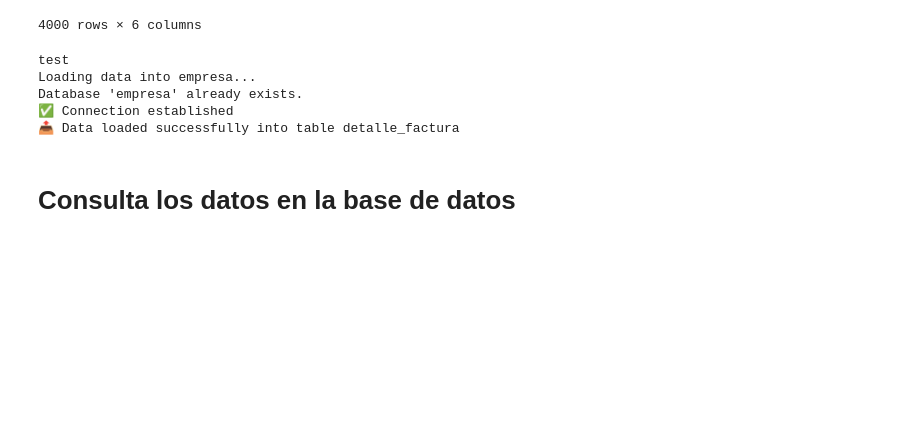
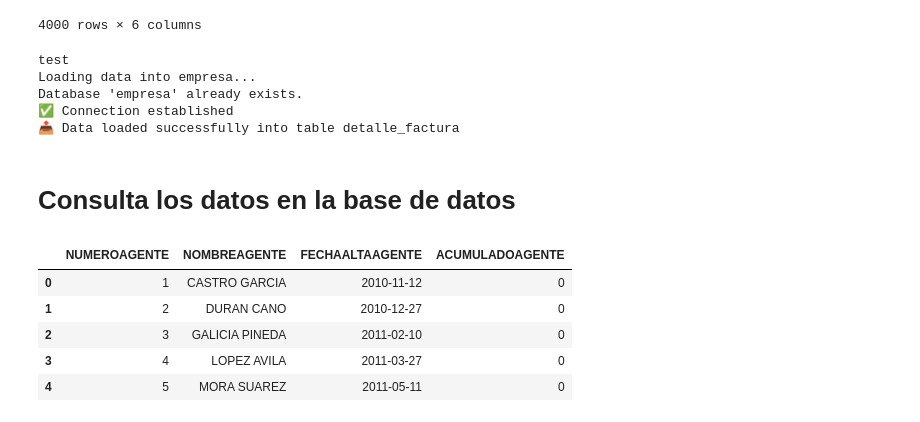
Before and after one commit to kcire42/empresas_etl, a Jupyter notebook: Code/analisis.ipynb, the cells around one changed output. Drawn from its saved outputs; the diff is of its cells as text; code cells hidden in the pictures; blank space fills up the shorter version.

Commit message:
add query function in the analisys

```diff
--- a/Code/analisis.ipynb
+++ b/Code/analisis.ipynb
@@ -233,3 +232,14 @@ Database 'empresa' already exists.
 📤 Data loaded successfully into table detalle_factura
 # %% [markdown]
 # Consulta los datos en la base de datos
+# %%
+
+df_agentes = make_query('empresa','select * from agentes')
+df_agentes.head()
+# %% [output]
+|  | NUMEROAGENTE | NOMBREAGENTE | FECHAALTAAGENTE | ACUMULADOAGENTE |
+| 0 | 1 | CASTRO GARCIA | 2010-11-12 | 0 |
+| 1 | 2 | DURAN CANO | 2010-12-27 | 0 |
+| 2 | 3 | GALICIA PINEDA | 2011-02-10 | 0 |
+| 3 | 4 | LOPEZ AVILA | 2011-03-27 | 0 |
+| 4 | 5 | MORA SUAREZ | 2011-05-11 | 0 |
```
Also changed, not shown: parts of 1 cell of this notebook.
